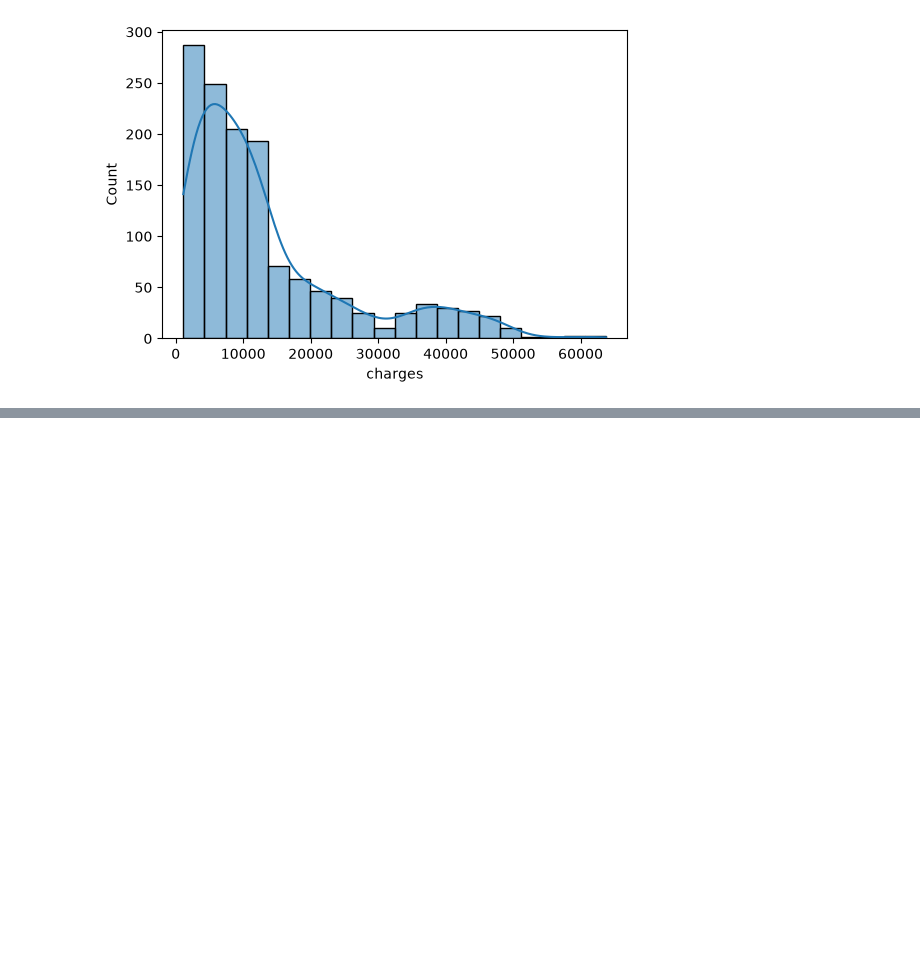
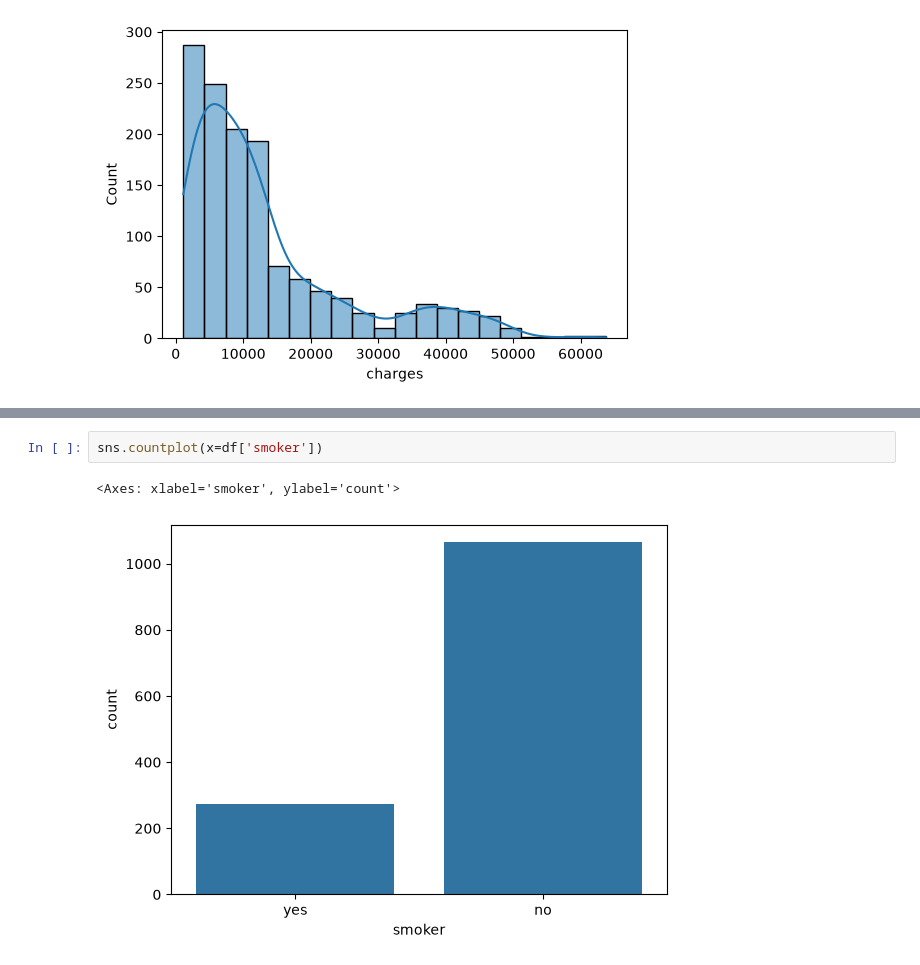
Before and after one commit to palak-bajpai-039/Machine-Learning, a Jupyter notebook: insurance.ipynb, the cells around one changed output, grey strips where cells are left out. Drawn from its saved outputs; the diff is of its cells as text; blank space fills up the shorter version.

```diff
--- a/insurance.ipynb
+++ b/insurance.ipynb
@@ -94,0 +105,5 @@ for col in numeric_columns:
+# %%
+sns.countplot(x=df['smoker'])
+# %% [output]
+<Axes: xlabel='smoker', ylabel='count'>
+[figure, added]
```
Also changed, not shown: parts of 2 cells of this notebook.
